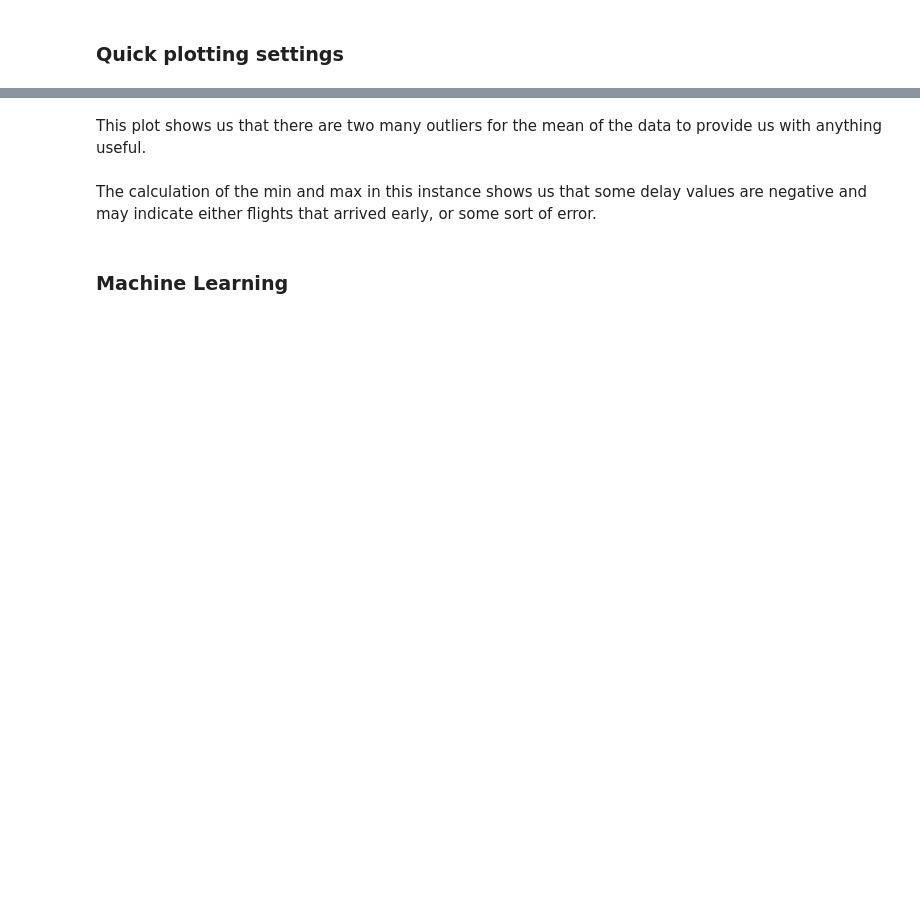
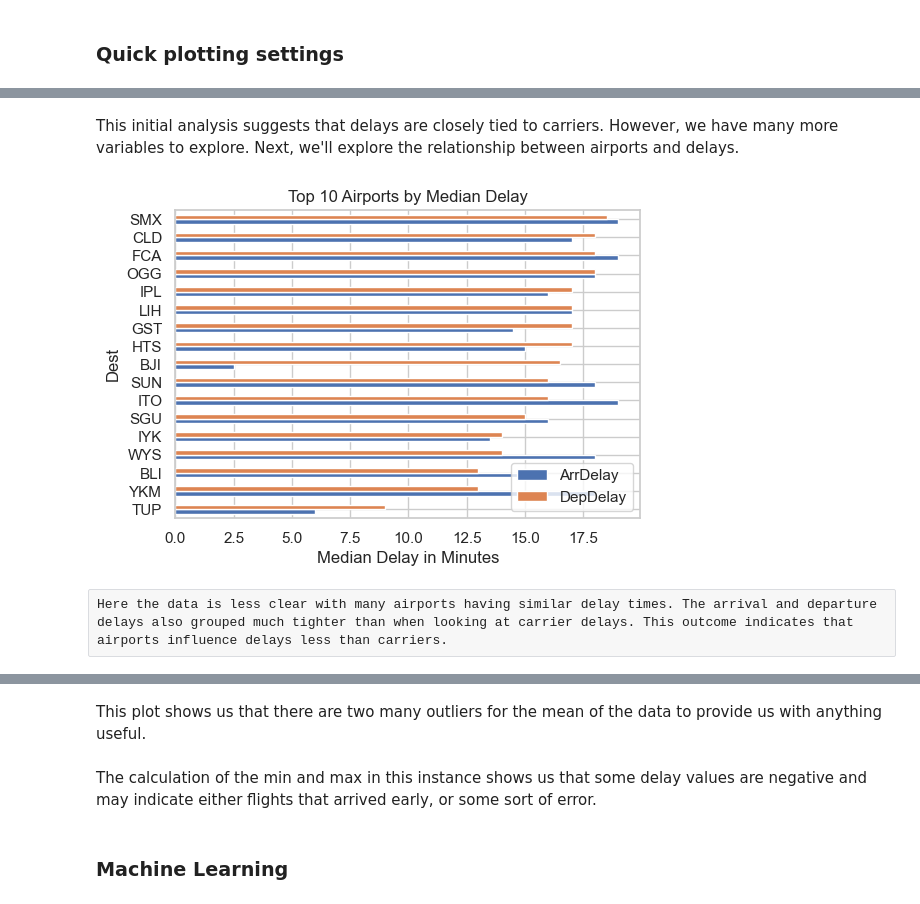
Before and after one commit to ethanbleier/Predicting-Flight-Delays-For-Domestic-Airlines, a Jupyter notebook: project2.ipynb, the cells around one changed output, grey strips where cells are left out. Drawn from its saved outputs; the diff is of its cells as text; code cells hidden in the pictures; blank space fills up the shorter version.

```diff
--- a/project2.ipynb
+++ b/project2.ipynb
@@ -46,0 +140,8 @@ df = df.dropna(subset=['DepDelay', 'ArrDelay'])
+# %% [markdown]
+This initial analysis suggests that delays are closely tied to carriers. However, we have many more variables to explore. Next, we'll explore the relationship between airports and delays.
+# %%
+df.groupby("Dest")[["ArrDelay","DepDelay"]].median().sort_values(by = "DepDelay").head(17).plot.barh(title = "Top 10 Airports by Median Delay", xlabel = "Median Delay in Minutes");
+# %% [output]
+[figure, added]
+# %% [raw]
+Here the data is less clear with many airports having similar delay times. The arrival and departure delays also grouped much tighter than when looking at carrier delays. This outcome indicates that airports influence delays less than carriers.
```
Also changed, not shown: parts of 21 cells of this notebook.
